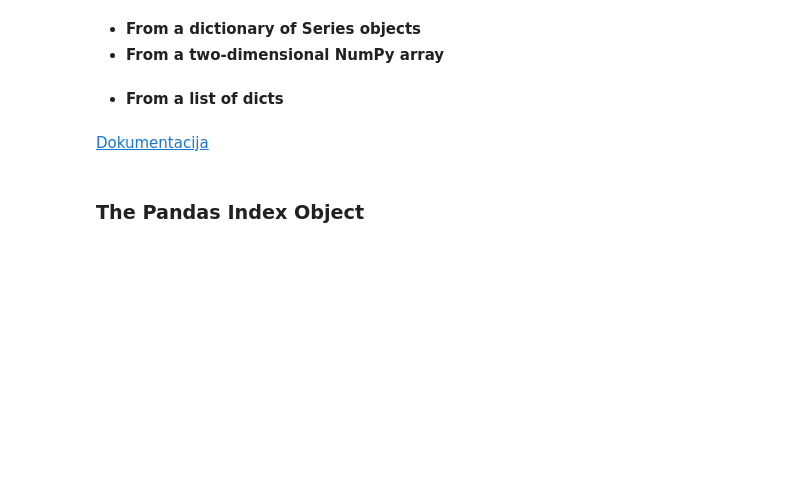
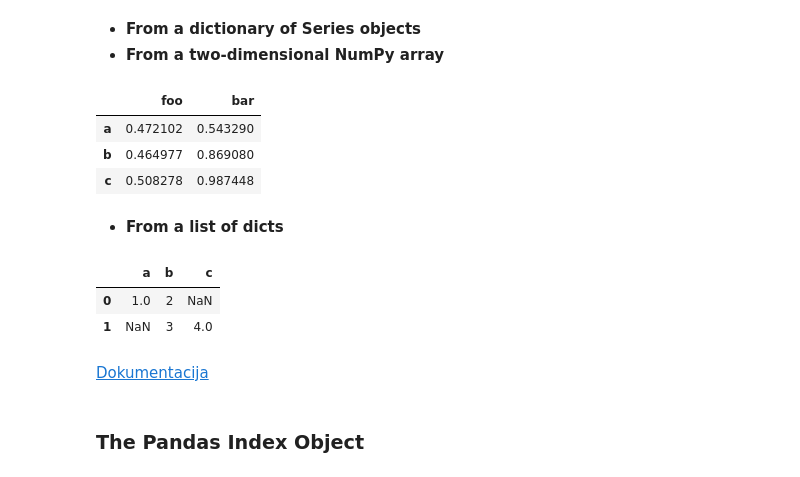
Before and after one commit to icta-tecaji/python-data-analysis-public, a Jupyter notebook: teden_03/03_teden_pandas_clean.ipynb, the cells around one changed output. Saved outputs shown, nothing was run; the diff lists cells and outputs as text; code cells hidden in the pictures; blank space fills up the shorter version.

```diff
--- a/teden_03/03_teden_pandas_clean.ipynb
+++ b/teden_03/03_teden_pandas_clean.ipynb
@@ -75,8 +237,23 @@ import pandas as pd
 # %% [markdown]
  - **From a dictionary of Series objects**
  - **From a two-dimensional NumPy array**
+# %%
+pd.DataFrame(np.random.rand(3,2),
+            columns=['foo', 'bar'],
+            index=['a','b','c'])
+# %% [output]
+|  | foo | bar |
+| a | 0.472102 | 0.543290 |
+| b | 0.464977 | 0.869080 |
+| c | 0.508278 | 0.987448 |
 # %% [markdown]
 - **From a list of dicts**
+# %%
+pd.DataFrame([{'a':1, 'b':2}, {'b':3, 'c':4}])
+# %% [output]
+|  | a | b | c |
+| 0 | 1.0 | 2 | NaN |
+| 1 | NaN | 3 | 4.0 |
 # %% [markdown]
 [Dokumentacija](https://pandas.pydata.org/pandas-docs/stable/reference/api/pandas.DataFrame.html)
 # %% [markdown]
```
Also changed, not shown: parts of 39 cells of this notebook.
